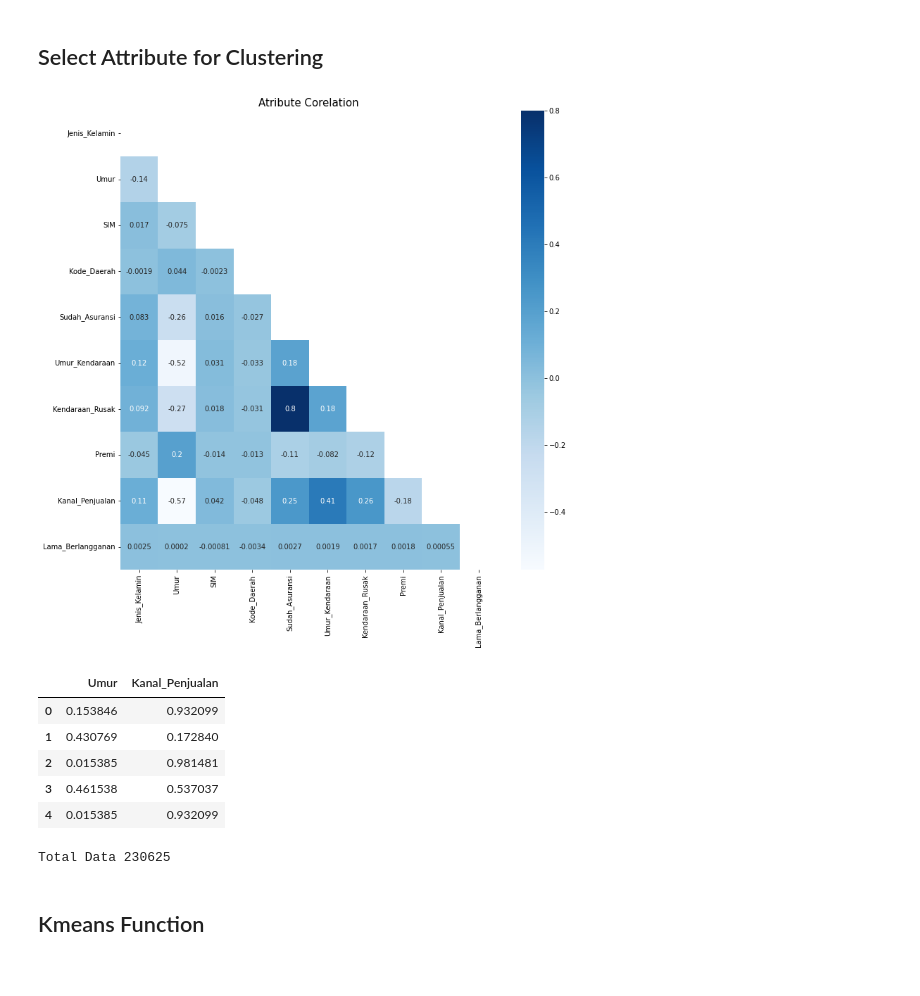
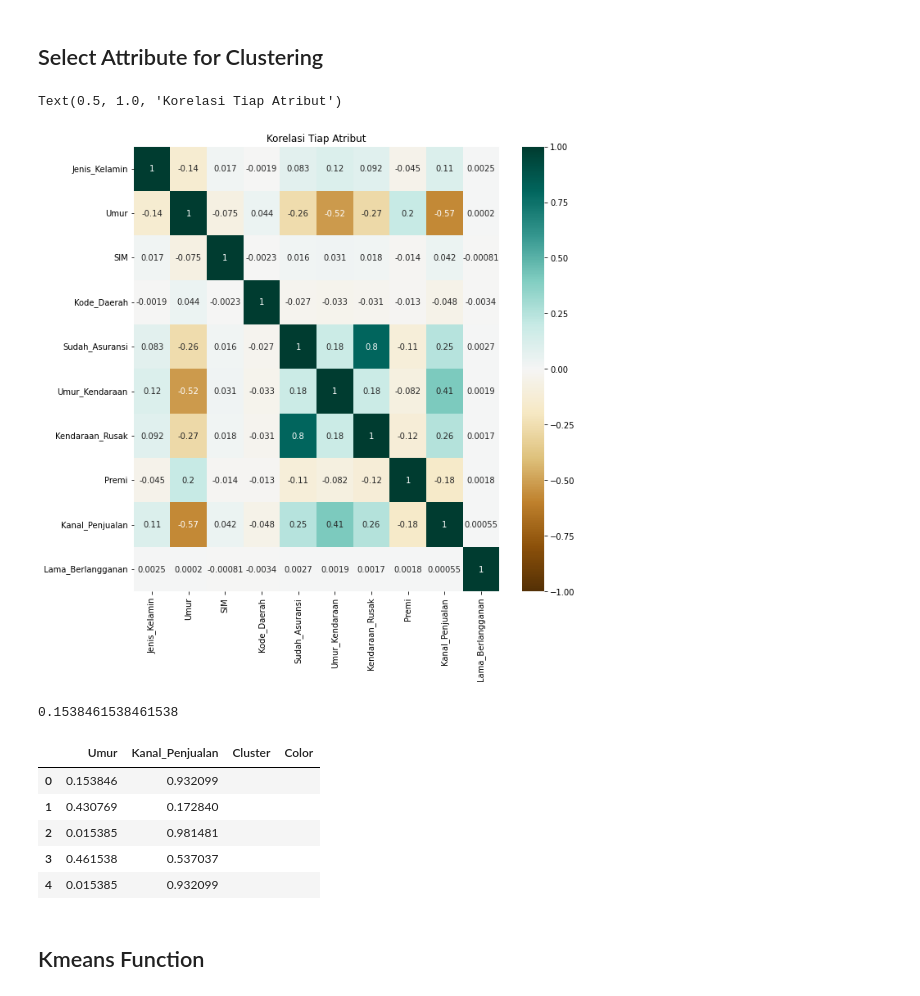
Before and after one commit to alfi2811/Tubes_Machine_Learning_Clustering, a Jupyter notebook: clusteringTask/clustering.ipynb, the cells around one changed output. Cells and saved outputs as stored; diff of their text form; code cells hidden in the pictures.

```diff
--- a/clusteringTask/clustering.ipynb
+++ b/clusteringTask/clustering.ipynb
@@ -21,30 +25,31 @@ df_kend_train.sample(5)
 # %% [markdown]
 ## Select Attribute for Clustering
-# %%
-corr = df_kend_train.corr()
-plt.figure(figsize=(12, 12))
-mask = np.zeros_like(corr)
-mask[np.triu_indices_from(mask)] = True
-sns.heatmap(corr, mask=mask, vmax=0.8, annot=True, cmap="Blues")
-plt.title('Atribute Corelation', y=1, size=15)
-plt.show()
-# %% [output]
-[figure, removed]
-# %%
-df_kend_train =df_kend_train[['Umur', 'Kanal_Penjualan']]
-df = df_kend_train.copy()
-df.head()
-# %% [output]
-|  | Umur | Kanal_Penjualan |
-| 0 | 0.153846 | 0.932099 |
-| 1 | 0.430769 | 0.172840 |
-| 2 | 0.015385 | 0.981481 |
-| 3 | 0.461538 | 0.537037 |
-| 4 | 0.015385 | 0.932099 |
-# %%
-print("Total Data", len(df))
-# %% [output]
-Total Data 230625
+# %%
+corr = df_kend_train.corr()
+plt.figure(figsize=(10, 10))
+heatmap = sns.heatmap(corr, vmin=-1, vmax=1, annot=True, cmap='BrBG')
+heatmap.set_title('Korelasi Tiap Atribut')
+# %% [output]
+Text(0.5, 1.0, 'Korelasi Tiap Atribut')
+[figure, added]
+# %%
+x = 'Umur'
+y = 'Kanal_Penjualan'
+df_kend_train =df_kend_train[[x, y]]
+# df = df_kend_train.copy()
+df = copy.deepcopy(df_kend_train)
+df['Cluster'] = ""
+df['Color'] = ""
+print(df[x][0])
+df.head()
+# %% [output]
+0.1538461538461538
+|  | Umur | Kanal_Penjualan | Cluster | Color |
+| 0 | 0.153846 | 0.932099 |  |  |
+| 1 | 0.430769 | 0.172840 |  |  |
+| 2 | 0.015385 | 0.981481 |  |  |
+| 3 | 0.461538 | 0.537037 |  |  |
+| 4 | 0.015385 | 0.932099 |  |  |
 # %% [markdown]
 ## Kmeans Function
 # %% [markdown]
```
Also changed, not shown: parts of 13 cells of this notebook, 2 other files.
